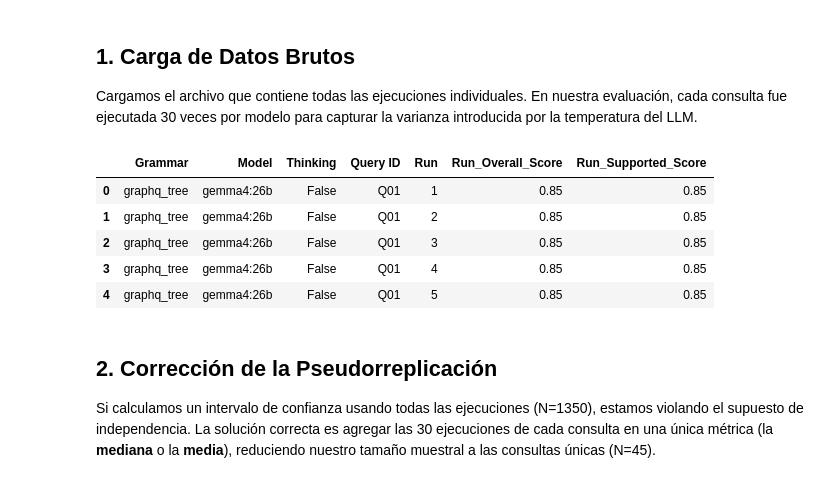
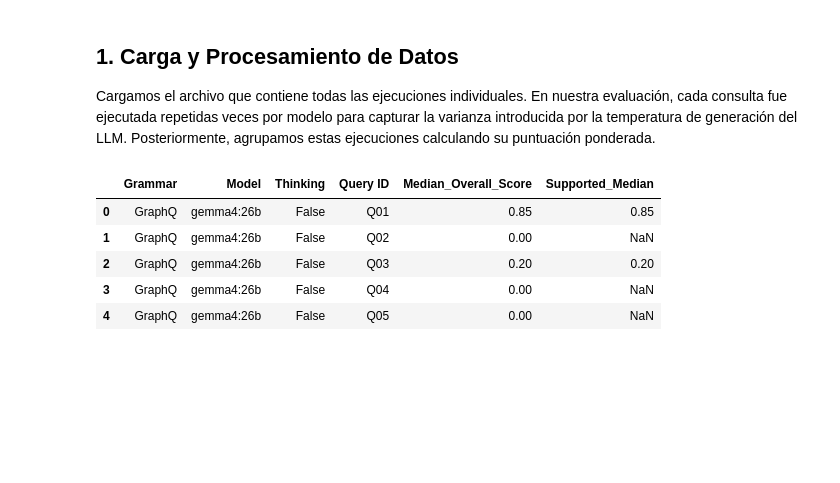
Before and after one commit to Raulms29/TLNCSG, a Jupyter notebook: grammar_eval/Statistical_Analysis.ipynb, the cells around one changed output. Cells and saved outputs as stored; diff of their text form; code cells hidden in the pictures; blank space fills up the shorter version.

```diff
--- a/grammar_eval/Statistical_Analysis.ipynb
+++ b/grammar_eval/Statistical_Analysis.ipynb
@@ -22,30 +29,45 @@ if project_root not in sys.path:
 # %% [markdown]
-## 1. Carga de Datos Brutos
-Cargamos el archivo que contiene todas las ejecuciones individuales. En nuestra evaluación, cada consulta fue ejecutada 30 veces por modelo para capturar la varianza introducida por la temperatura del LLM.
+## 1. Carga y Procesamiento de Datos
+
+Cargamos el archivo que contiene todas las ejecuciones individuales. En nuestra evaluación, cada consulta fue ejecutada repetidas veces por modelo para capturar la varianza introducida por la temperatura de generación del LLM. Posteriormente, agrupamos estas ejecuciones calculando su puntuación ponderada.
 # %%
+from statistical_analysis_utils import calc_run_scores
+
 base_dir = r"../outputs/grammar_eval/combined"
 df_all = pd.read_csv(f"{base_dir}\\scores_all_evaluations.csv")
+
+grammar_mapping = {
+    'semgir': 'SemGIR-APO',
+    'semgir_base': 'SemGIR',
+    'pccg_cgg_lambda': 'λ-Cálculo-PCCG',
+    'graphq_tree': 'GraphQ',
+    'lambda_dcs': 'λ-DCS',
+    'nsqa': 'NSQA',
+    'squall': 'SQUALL'
+}
+df_all['Grammar'] = df_all['Grammar'].replace(grammar_mapping)
 
 # Calculamos la puntuación ponderada para cada ejecución individual
 df_all['Weighted_Score'] = df_all['Eval Score'] * df_all['Criterion Weight']
 df_all['Weighted_Supported'] = df_all['Supported_Score'] * df_all['Criterion Weight']
 
-def calc_run_scores(x):
-    total_weight = x['Criterion Weight'].sum()
-    overall = x['Weighted_Score'].sum() / total_weight
-    supported = np.nan if x['Supported_Score'].isna().all() else (x['Weighted_Supported'].sum() / total_weight)
-    return pd.Series({'Run_Overall_Score': overall, 'Run_Supported_Score': supported})
-
 # Agrupamos a nivel de "Ejecución" (Run)
 run_scores = df_all.groupby(['Grammar', 'Model', 'Thinking', 'Query ID', 'Run']).apply(calc_run_scores).reset_index()
 run_scores.head()
+
+# Calculamos la Mediana de las 30 ejecuciones para cada consulta
+query_medians = run_scores.groupby(['Grammar', 'Model', 'Thinking', 'Query ID'])[['Run_Overall_Score', 'Run_Supported_Score']].median().reset_index()
+query_medians.rename(columns={'Run_Overall_Score': 'Median_Overall_Score', 'Run_Supported_Score': 'Supported_Median'}, inplace=True)
+
+# Calculamos la Media de las 30 ejecuciones para cada consulta
+query_means = run_scores.groupby(['Grammar', 'Model', 'Thinking', 'Query ID'])[['Run_Overall_Score', 'Run_Supported_Score']].mean().reset_index()
+query_means.rename(columns={'Run_Overall_Score': 'Mean_Overall_Score', 'Run_Supported_Score': 'Supported_Mean'}, inplace=True)
+
+display(query_medians.head())
 # %% [output]
-|  | Grammar | Model | Thinking | Query ID | Run | Run_Overall_Score | Run_Supported_Score |
-| 0 | graphq_tree | gemma4:26b | False | Q01 | 1 | 0.85 | 0.85 |
-| 1 | graphq_tree | gemma4:26b | False | Q01 | 2 | 0.85 | 0.85 |
-| 2 | graphq_tree | gemma4:26b | False | Q01 | 3 | 0.85 | 0.85 |
-| 3 | graphq_tree | gemma4:26b | False | Q01 | 4 | 0.85 | 0.85 |
-| 4 | graphq_tree | gemma4:26b | False | Q01 | 5 | 0.85 | 0.85 |
+|  | Grammar | Model | Thinking | Query ID | Median_Overall_Score | Supported_Median |
+| 0 | GraphQ | gemma4:26b | False | Q01 | 0.85 | 0.85 |
+| 1 | GraphQ | gemma4:26b | False | Q02 | 0.00 | NaN |
+| 2 | GraphQ | gemma4:26b | False | Q03 | 0.20 | 0.20 |
+| 3 | GraphQ | gemma4:26b | False | Q04 | 0.00 | NaN |
+| 4 | GraphQ | gemma4:26b | False | Q05 | 0.00 | NaN |
-# %% [markdown]
-## 2. Corrección de la Pseudorreplicación
-Si calculamos un intervalo de confianza usando todas las ejecuciones (N=1350), estamos violando el supuesto de independencia. La solución correcta es agregar las 30 ejecuciones de cada consulta en una única métrica (la **mediana** o la **media**), reduciendo nuestro tamaño muestral a las consultas únicas (N=45).
```
Also changed, not shown: parts of 22 cells of this notebook, 4 other files.
